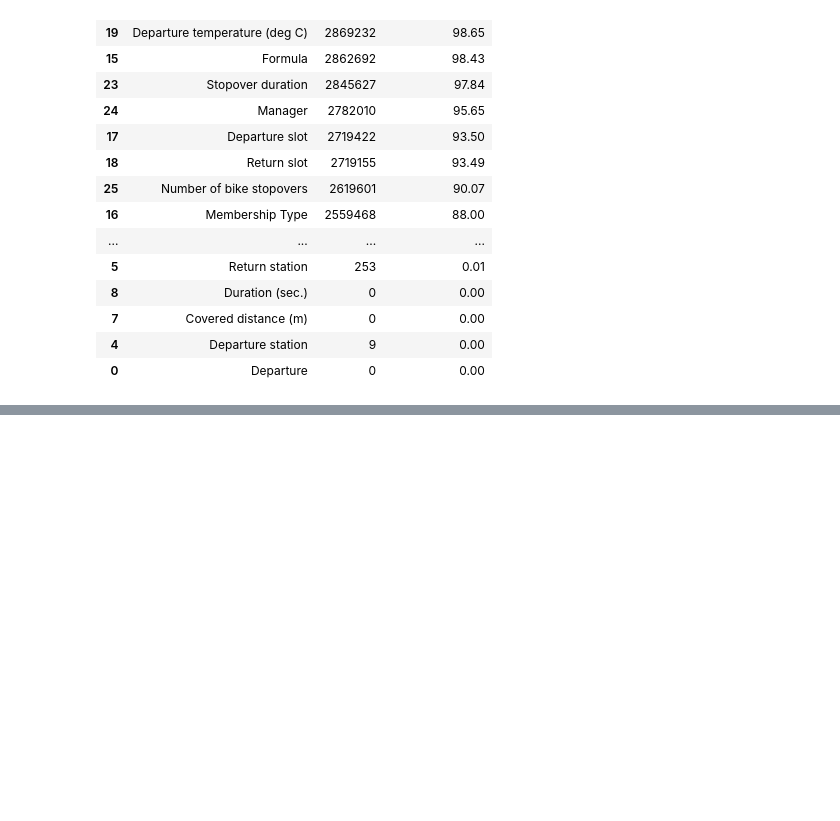
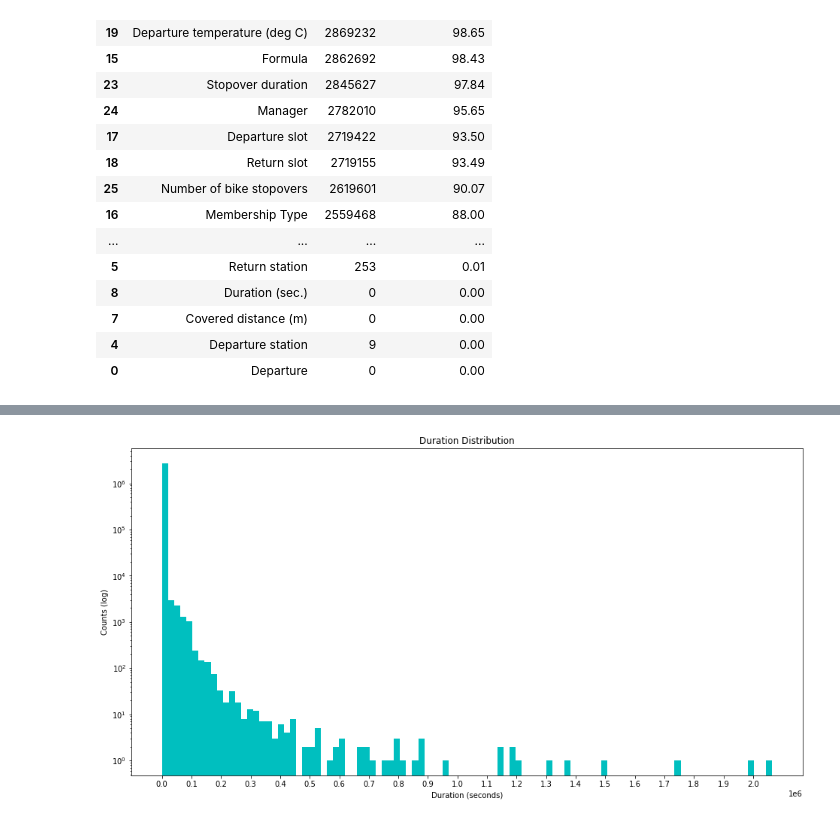
Before and after one commit to JordanFortney/mobiBikeAnalysisCoV, a Jupyter notebook: mobiBikeAnalysis.ipynb, the cells around one changed output, grey strips where cells are left out. Saved outputs shown, nothing was run; the diff lists cells and outputs as text; code cells hidden in the pictures; blank space fills up the shorter version.

```diff
--- a/mobiBikeAnalysis.ipynb
+++ b/mobiBikeAnalysis.ipynb
@@ -148,8 +191,16 @@ mobiDF.columns = mobiDF.columns.str.replace(' ','_',)
 # %%
+# separate dates and time
 mobiDF[['Departure_date','Departure_time']] = mobiDF.Departure.str.split(' ', 1, expand = True)
 mobiDF[['Return_date','Return_time']] = mobiDF.Return.str.split(' ', 1, expand = True)
+# convert isolated date to standard datetime format
 mobiDF['Departure_date'] = pd.to_datetime(mobiDF['Departure_date'])
 mobiDF['Return_date'] = pd.to_datetime(mobiDF['Return_date'])
+
+# drop entries from May 2021 since the month is incomplete
+mayIndex = mobiDF.loc[mobiDF['Departure_date'] > '2021-04-30'].index
+mobiDF.drop(mayIndex, inplace = True)
+
+# recombine the reformatted dates and original times
 mobiDF['Departure'] = mobiDF['Departure_date'].astype(str) + " " + mobiDF['Departure_time']
 mobiDF['Return'] = mobiDF['Return_date'].astype(str) + " " + mobiDF['Return_time']
 mobiDF.drop(['Departure_date', 'Departure_time', 'Return_date', 'Return_time'], axis = 1, inplace = True)
@@ -193,4 +222,0 @@ Name: tempDepDate, dtype: int64
-# %%
-mayIndex = mobiDF.loc[mobiDF['Departure'].str.contains('2021-05')].index
-mobiDF.drop(mayIndex, inplace = True)
-mobiDF.drop('tempDepDate', axis = 1, inplace =  True)
@@ -196,0 +270,11 @@ mobiDF.drop('tempDepDate', axis = 1, inplace =  True)
+# %%
+# plot distribution of duration
+plt.figure(figsize = (16,8))
+plt.hist(mobiDF['Duration_(sec.)'], log = True, bins = 100, color = 'c')
+plt.title('Duration Distribution')
+plt.xlabel('Duration (seconds)')
+plt.ylabel('Counts (log)')
+plt.xticks(range(0,int(max(mobiDF['Duration_(sec.)'])),100000))
+plt.show()
+# %% [output]
+[figure, added]
```
Also changed, not shown: parts of 68 cells of this notebook, 2 other files.
